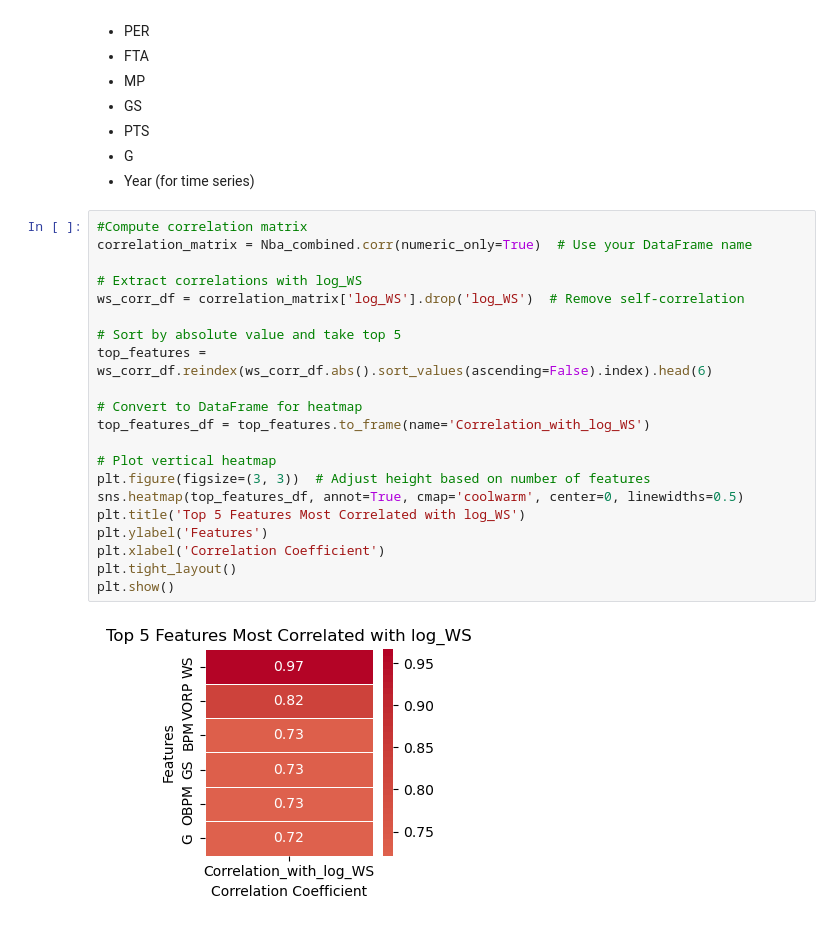
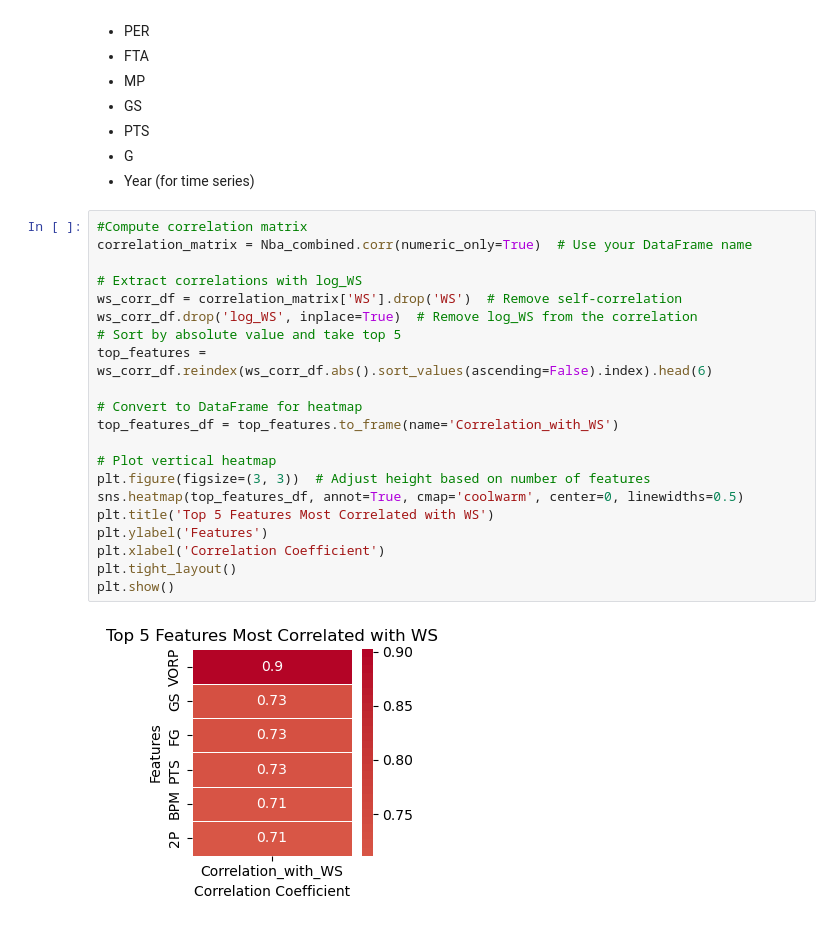
Before and after one commit to oduku1/Omar_Dukureh_Capstone_Final, a Jupyter notebook: notebooks/2_eda.ipynb, the cells around one changed output. Saved outputs shown, nothing was run; the diff lists cells and outputs as text.

```diff
--- a/notebooks/2_eda.ipynb
+++ b/notebooks/2_eda.ipynb
@@ -163,23 +163,23 @@ for this we can use the following features:
 # %%
 #Compute correlation matrix
 correlation_matrix = Nba_combined.corr(numeric_only=True)  # Use your DataFrame name
 
 # Extract correlations with log_WS
-ws_corr_df = correlation_matrix['log_WS'].drop('log_WS')  # Remove self-correlation
-
+ws_corr_df = correlation_matrix['WS'].drop('WS')  # Remove self-correlation
+ws_corr_df.drop('log_WS', inplace=True)  # Remove log_WS from the correlation
 # Sort by absolute value and take top 5
 top_features = ws_corr_df.reindex(ws_corr_df.abs().sort_values(ascending=False).index).head(6)
 
 # Convert to DataFrame for heatmap
-top_features_df = top_features.to_frame(name='Correlation_with_log_WS')
+top_features_df = top_features.to_frame(name='Correlation_with_WS')
 
 # Plot vertical heatmap
 plt.figure(figsize=(3, 3))  # Adjust height based on number of features
 sns.heatmap(top_features_df, annot=True, cmap='coolwarm', center=0, linewidths=0.5)
-plt.title('Top 5 Features Most Correlated with log_WS')
+plt.title('Top 5 Features Most Correlated with WS')
 plt.ylabel('Features')
 plt.xlabel('Correlation Coefficient')
 plt.tight_layout()
 plt.show()
 # %% [output]
-[figure, old version]
+[figure, new version]
```
Also changed, not shown: 1 other file.
